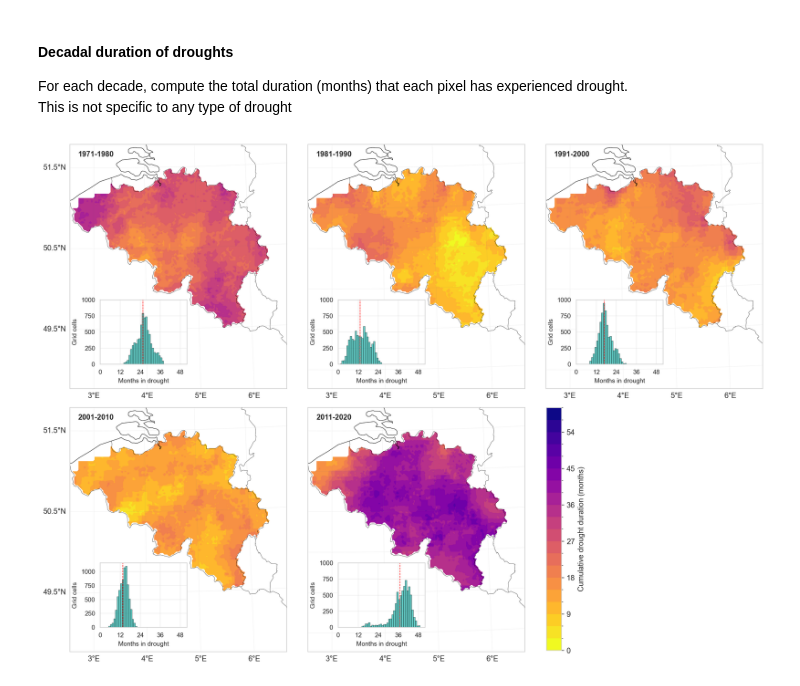
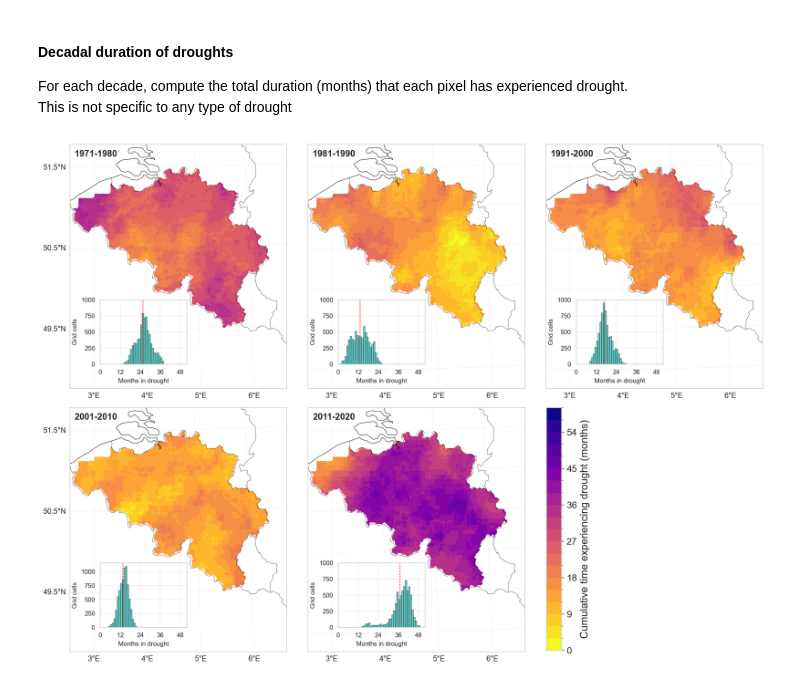
Before and after one commit to klekarkar/mHM_IO_dataprocessing, a Jupyter notebook: SMI_journal_plotting.ipynb, the cells around one changed output. Drawn from its saved outputs; the diff is of its cells as text; code cells hidden in the pictures.

```diff
--- a/SMI_journal_plotting.ipynb
+++ b/SMI_journal_plotting.ipynb
@@ -216,6 +280,7 @@ for i, (decade, maps) in enumerate(decadal_durations.items()):
     )
     ax.coastlines(resolution='10m', linewidth=0.5)
     ax.add_feature(cfeature.BORDERS, linewidth=0.3)
+
 # Add x gridlines to first and second row only
     if i == 0 or i == 3:
         gl = ax.gridlines(
@@ -245,7 +310,7 @@ for i, (decade, maps) in enumerate(decadal_durations.items()):
 
     ax.set_title("")
     ax.text(0.12, 0.95, f'{decade}',
-            transform=ax.transAxes, ha='center', fontsize=10, fontweight='bold')
+            transform=ax.transAxes, ha='center', fontsize=12, fontweight='bold')
 
     # Add inset histogram
     inset_ax = inset_axes(
@@ -262,32 +327,36 @@ for i, (decade, maps) in enumerate(decadal_durations.items()):
     flat = d_map.values.flatten()
     flat = flat[~np.isnan(flat)]
     flat = flat[flat > 0]  # ignore zero-duration pixels
 
     if len(flat) > 0:
         bins = np.arange(int(flat.min()), int(flat.max()) + 1 ,1.0)
         mean_duration = np.mean(flat)
         inset_ax.set_title(f'')
         inset_ax.hist(flat, bins=bins, color='lightseagreen', edgecolor='black', linewidth=0.4, alpha=0.7)
         inset_ax.axvline(mean_duration, color='red', linestyle='--', linewidth=0.7)
         inset_ax.set_xticks(np.arange(0, 50, 12))
         inset_ax.set_yticks(np.arange(0, 1010, 250))
         inset_ax.tick_params(axis='x', labelsize=8.5)
         inset_ax.tick_params(axis='y', labelsize=8.5)
         inset_ax.set_ylabel('Grid cells', fontsize=8.5)
         inset_ax.set_xlim(0, 52)
         inset_ax.grid(True, alpha=0.3)
         inset_ax.set_xlabel('Months in drought', fontsize=8.5)
 
 
 # Remove unused subplot
 fig.delaxes(axes[-1])
 
 # Shared colorbar with bottom orientation
 # Create a new axes for the colorbar
 cbar_ax = fig.add_axes([0.69, 0.038, 0.02, 0.454]) #left, bottom, width, height
-fig.colorbar(im, cax=cbar_ax, label='Cumulative drought duration (months)', orientation='vertical')
+
+cbar = fig.colorbar(im, cax=cbar_ax, orientation='vertical')
+cbar.set_label('Cumulative time experiencing drought (months)', fontsize=14)
+cbar_ax.tick_params(labelsize=12.5)  # adjust tick label size here
+
 
 plt.tight_layout()
 plt.show()
 # %% [output]
-[figure, old version]
+[figure, new version]
```
Also changed, not shown: parts of 11 cells of this notebook, 12 other files.
